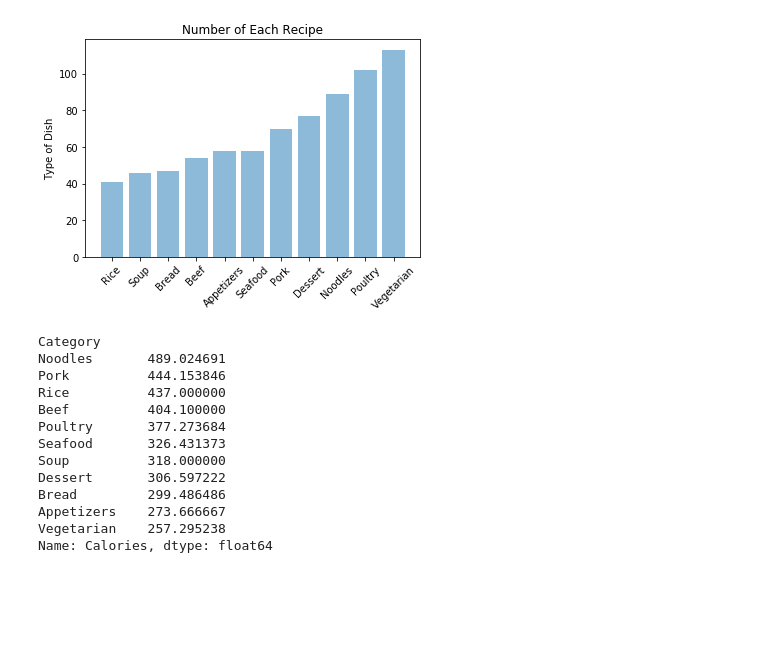
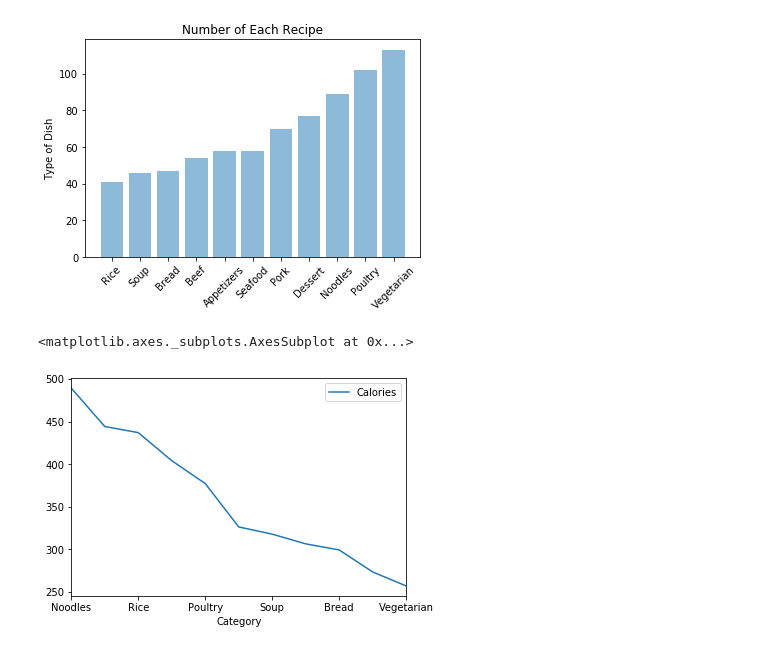
Before and after one commit to hurhurhurt/CS-Projects, a Jupyter notebook: Recipe Analysis.ipynb, the cells around one changed output. Drawn from its saved outputs; the diff is of its cells as text; code cells hidden in the pictures; blank space fills up the shorter version.

```diff
--- a/Recipe Analysis.ipynb
+++ b/Recipe Analysis.ipynb
@@ -233,21 +233,10 @@ plt.show()
 # %%
 # We didn't drop null values earlier on since most values are filled and completion of a row is not critical to visualization.
 # Here, we'll drop any rows with a "NA" number of calories are compare which type of food has the most calories on average.
 
 data["Calories"] = pd.to_numeric(data["Calories"])
 calories = data.dropna(subset = ['Calories'])
-calories.groupby('Category').Calories.mean().sort_values(ascending=False)
+calories.groupby('Category').Calories.mean().sort_values(ascending=False).plot(legend=True)
 # %% [output]
-Category
-Noodles       489.024691
-Pork          444.153846
-Rice          437.000000
-Beef          404.100000
-Poultry       377.273684
-Seafood       326.431373
-Soup          318.000000
-Dessert       306.597222
-Bread         299.486486
-Appetizers    273.666667
-Vegetarian    257.295238
-Name: Calories, dtype: float64
+<matplotlib.axes._subplots.AxesSubplot at 0x...>
+[figure, added]
```
Also changed, not shown: parts of 3 cells of this notebook, 1 other file.
